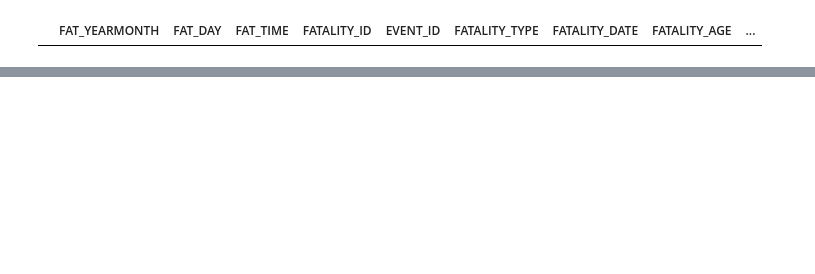
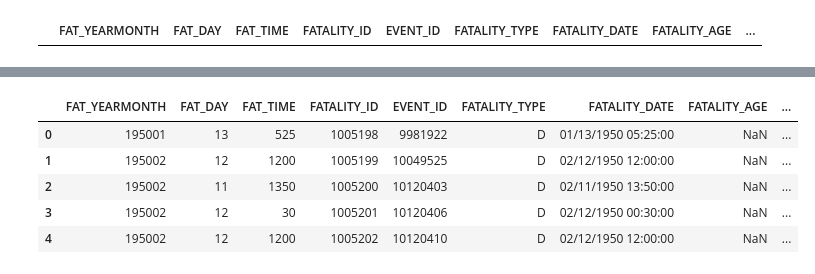
Before and after one commit to Salmatahlil/Capstone, a Jupyter notebook: InitialEDA.ipynb, the cells around one changed output, grey strips where cells are left out. Cells and saved outputs as stored; diff of their text form; code cells hidden in the pictures; blank space fills up the shorter version.

```diff
--- a/InitialEDA.ipynb
+++ b/InitialEDA.ipynb
@@ -394,0 +643,9 @@ test_fatalities_2022[test_locations_2022["EVENT_ID"] == 1055027]
+# %%
+fatalities_dataframe.head()
+# %% [output]
+|  | FAT_YEARMONTH | FAT_DAY | FAT_TIME | FATALITY_ID | EVENT_ID | FATALITY_TYPE | FATALITY_DATE | FATALITY_AGE | ... |
+| 0 | 195001 | 13 | 525 | 1005198 | 9981922 | D | 01/13/1950 05:25:00 | NaN | ... |
+| 1 | 195002 | 12 | 1200 | 1005199 | 10049525 | D | 02/12/1950 12:00:00 | NaN | ... |
+| 2 | 195002 | 11 | 1350 | 1005200 | 10120403 | D | 02/11/1950 13:50:00 | NaN | ... |
+| 3 | 195002 | 12 | 30 | 1005201 | 10120406 | D | 02/12/1950 00:30:00 | NaN | ... |
+| 4 | 195002 | 12 | 1200 | 1005202 | 10120410 | D | 02/12/1950 12:00:00 | NaN | ... |
```
Also changed, not shown: parts of 9 cells of this notebook.
